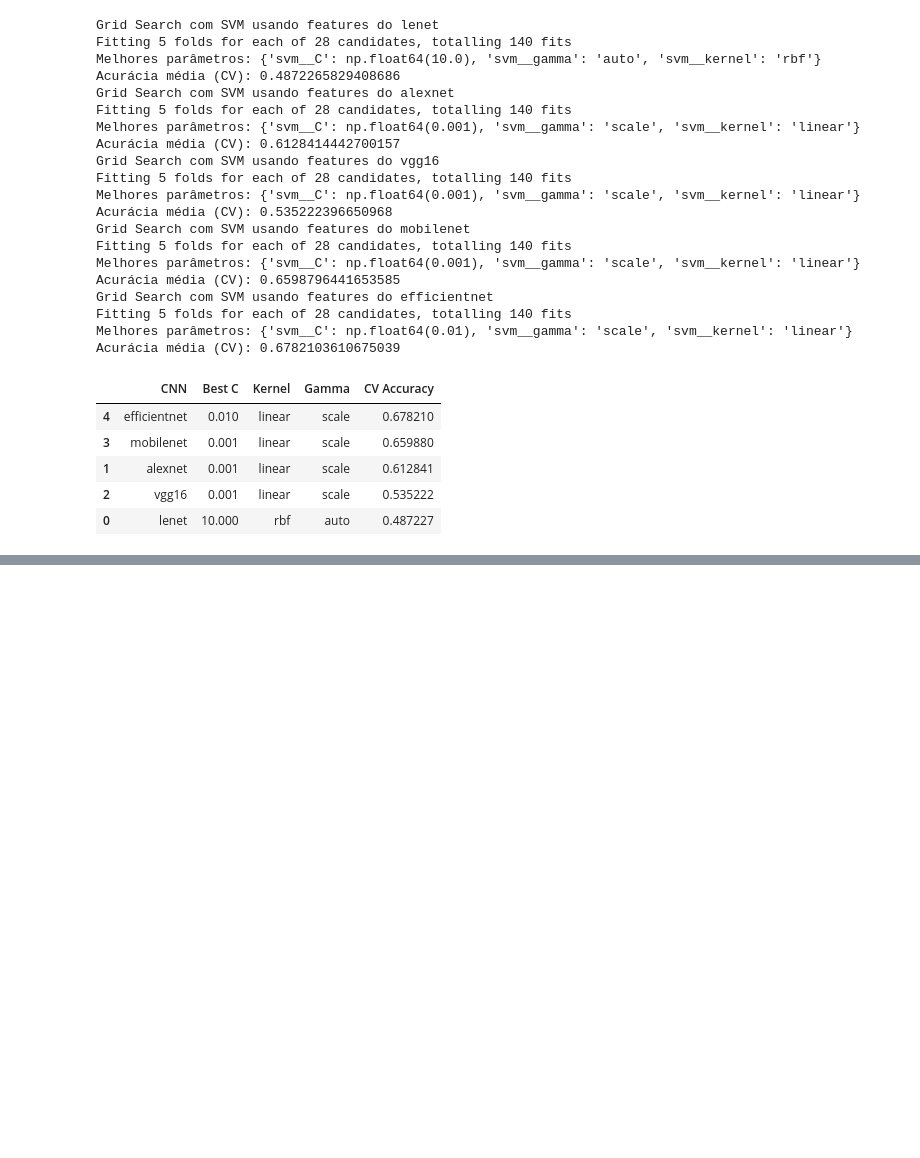
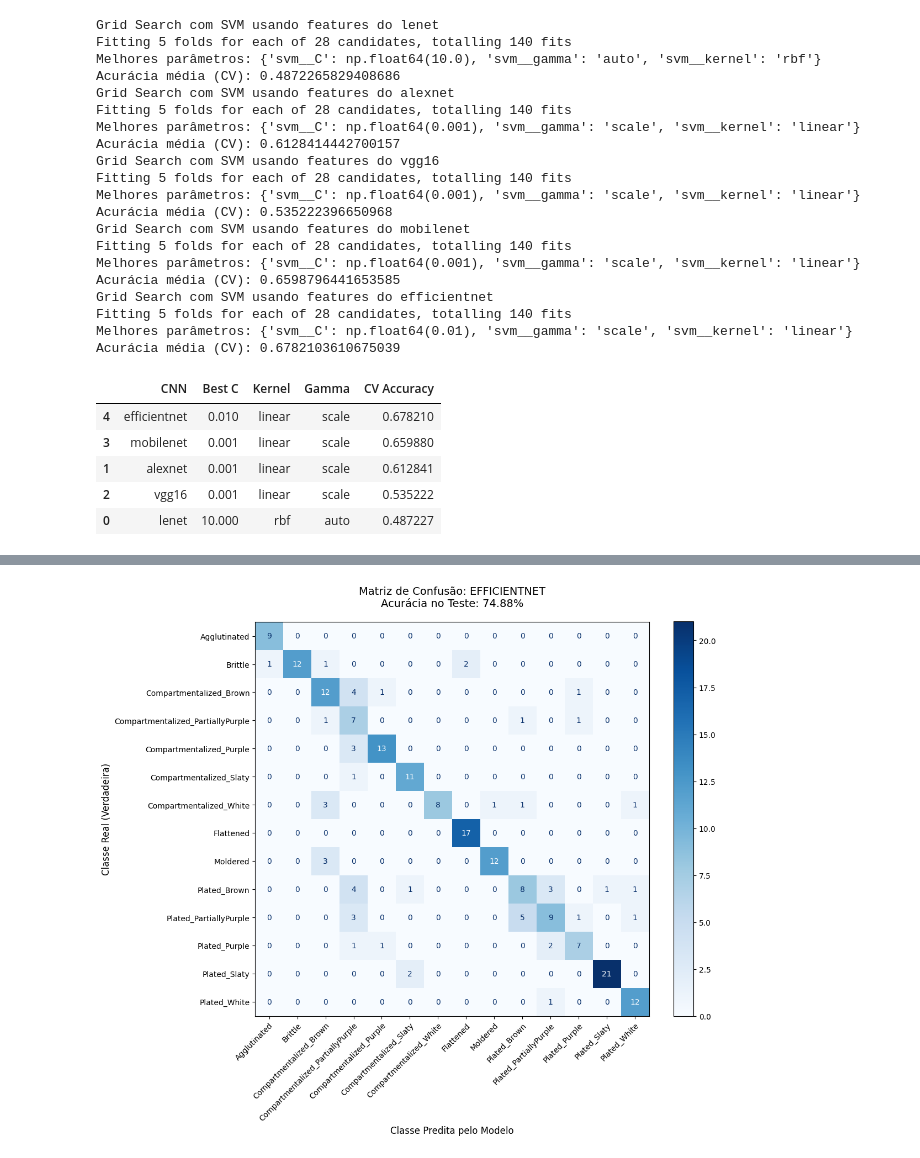
Before and after one commit to kevloki/ml-aplicado-ii, a Jupyter notebook: code/main.ipynb, the cells around one changed output, grey strips where cells are left out. Drawn from its saved outputs; the diff is of its cells as text; code cells hidden in the pictures; blank space fills up the shorter version.

Commit message:
Adiciona gráficos finais da Matriz de Confusão

```diff
--- a/code/main.ipynb
+++ b/code/main.ipynb
@@ -384,3 +384,85 @@ Acurácia média (CV): 0.6782103610675039
 | 1 | alexnet | 0.001 | linear | scale | 0.612841 |
 | 2 | vgg16 | 0.001 | linear | scale | 0.535222 |
 | 0 | lenet | 10.000 | rbf | auto | 0.487227 |
+# %%
+import matplotlib.pyplot as plt
+# Importando explicitamente o ConfusionMatrixDisplay do sklearn
+from sklearn.metrics import classification_report, confusion_matrix, accuracy_score, ConfusionMatrixDisplay
+from sklearn.pipeline import Pipeline
+from sklearn.preprocessing import StandardScaler
+from sklearn.svm import SVC
+
+# Configuração dos CAMPEÕES (Baseado nos seus resultados salvos)
+best_configs = {
+    "efficientnet": {'C': 0.01,  'kernel': 'linear', 'gamma': 'scale'},
+    "mobilenet":    {'C': 0.001, 'kernel': 'linear', 'gamma': 'scale'},
+    "alexnet":      {'C': 0.001, 'kernel': 'linear', 'gamma': 'scale'},
+    "vgg16":        {'C': 0.001, 'kernel': 'linear', 'gamma': 'scale'},
+    "lenet":        {'C': 10.0,  'kernel': 'rbf',    'gamma': 'auto'}
+}
+
+# Loop para gerar os relatórios e gráficos
+for model_name, params in best_configs.items():
+    print(f"\n{'='*60}")
+    print(f"GERANDO GRÁFICO PARA: {model_name.upper()}")
+    print(f"{'='*60}")
+
+    if model_name in features_dict:
+        # Pega os dados de TREINO extraídos
+        X_train = features_dict[model_name]["X"]
+        y_train = features_dict[model_name]["y"]
+
+        # Garante que o modelo está na memória para extrair o teste
+        if model_name in models_dict:
+            model = models_dict[model_name].to(device)
+            model.eval()
+            # Extrai features do conjunto de teste (A prova real)
+            X_test, y_test = extract_features(model, test_loader, device)
+        else:
+            print(f"Modelo {model_name} não encontrado. Pulando...")
+            continue
+
+        # Cria e Treina o SVM Final
+        pipeline = Pipeline([
+            ("scaler", StandardScaler()),
+            ("svm", SVC(C=params['C'], kernel=params['kernel'], gamma=params['gamma']))
+        ])
+
+        pipeline.fit(X_train, y_train)
+
+        # Faz a previsão
+        y_pred = pipeline.predict(X_test)
+
+        # Métricas
+        acc = accuracy_score(y_test, y_pred)
+        print(f"\n>>> ACURÁCIA FINAL: {acc*100:.2f}% <<<")
+        print(classification_report(y_test, y_pred, target_names=class_names))
+
+        # --- GERAÇÃO DO GRÁFICO BONITO ---
+        cm = confusion_matrix(y_test, y_pred)
+
+        # 1. Aumenta o tamanho da figura para caber os nomes
+        fig, ax = plt.subplots(figsize=(12, 10))
+
+        # 2. Cria o plot usando o sklearn
+        disp = ConfusionMatrixDisplay(confusion_matrix=cm, display_labels=class_names)
+
+        # Desenha com a cor azul e formata os números como inteiros ('d')
+        disp.plot(cmap=plt.cm.Blues, ax=ax, values_format='d')
+
+        # 3. Ajuste fino da rotação e alinhamento para não encavalar
+        plt.xticks(rotation=45, ha='right', rotation_mode='anchor')
+        plt.yticks(fontsize=10)
+
+        # Títulos e legendas mais bonitos
+        plt.title(f"Matriz de Confusão: {model_name.upper()}\nAcurácia no Teste: {acc*100:.2f}%", fontsize=14, pad=20)
+        plt.xlabel('Classe Predita pelo Modelo', fontsize=12)
+        plt.ylabel('Classe Real (Verdadeira)', fontsize=12)
+
+        # Garante que tudo caiba na imagem sem cortar
+        plt.tight_layout()
+        plt.show()
+
+    else:
+        print(f"⚠️ Atenção: As features do {model_name} não foram encontradas na memória.")
+# %% [output]
@@ -386,0 +486 @@ Acurácia média (CV): 0.6782103610675039
+[figure, added]
```
Also changed, not shown: parts of 1 cell of this notebook.
